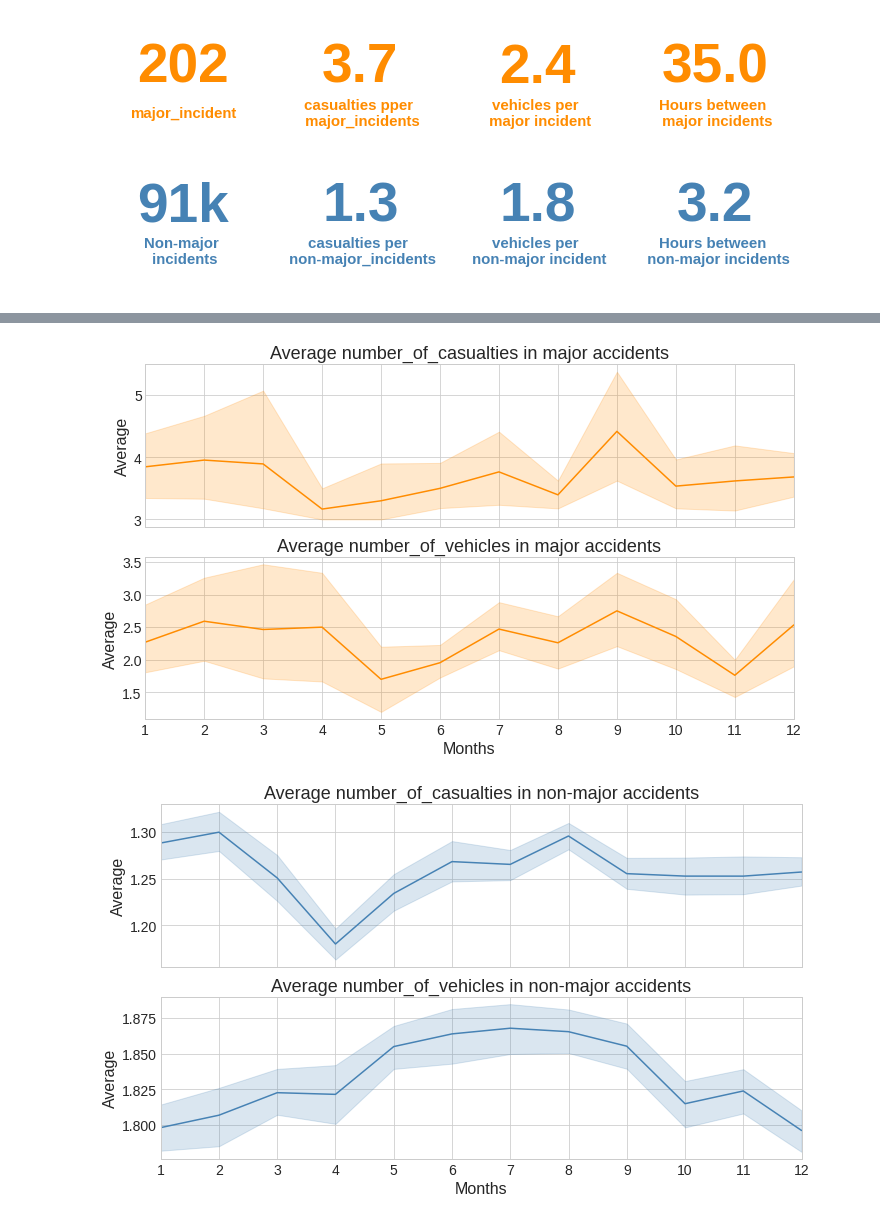
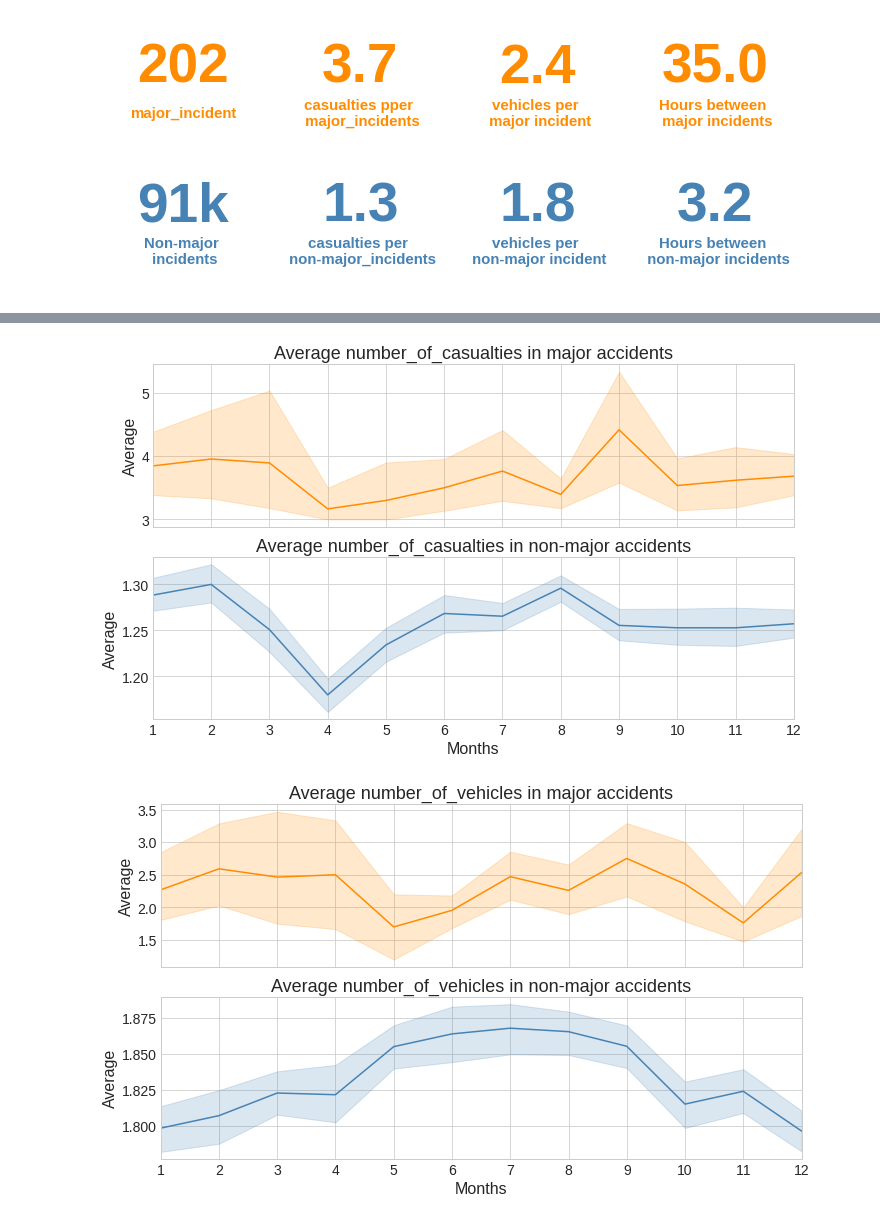
Before and after one commit to SirTee12/Hidden-Killer-on-the-road-Analysis-, a Jupyter notebook: Hidden_killer_on_the_road_analysis.ipynb, the cells around one changed output, grey strips where cells are left out. Cells and saved outputs as stored; diff of their text form; code cells hidden in the pictures.

```diff
--- a/Hidden_killer_on_the_road_analysis.ipynb
+++ b/Hidden_killer_on_the_road_analysis.ipynb
@@ -694,18 +668,16 @@ plot_map(r'drive/MyDrive/Uk_accident_analysis/UK-accident-analysis/GBR_adm2.shp'
 # %%
-# plot average casualties and average vehicles per month
-# involved in the major accidents
+# plot average casualties per month for each incident type
 fig, ax = plt.subplots(2,1, figsize = (10,6), sharex = True)
 
 plot_monthly_avg(major_incident, 'number_of_casualties', 'major', ax[0])
-plot_monthly_avg(major_incident, 'number_of_vehicles', 'major', ax[1])
+plot_monthly_avg(minor_incident, 'number_of_casualties', 'non-major', ax[1])
 # %% [output]
-[figure, old version]
+[figure, new version]
 # %%
-# plot average casualties and average vehicles per month
-# involved in the non-major accidents
+# plot average average vehicles per month for each incident type
 fig, ax = plt.subplots(2,1, figsize = (10,6), sharex = True)
 
-plot_monthly_avg(minor_incident, 'number_of_casualties', 'non-major', ax[0])
+plot_monthly_avg(major_incident, 'number_of_vehicles', 'major', ax[0])
 plot_monthly_avg(minor_incident, 'number_of_vehicles', 'non-major', ax[1])
 # %% [output]
-[figure, old version]
+[figure, new version]
```
Also changed, not shown: parts of 49 cells of this notebook.
